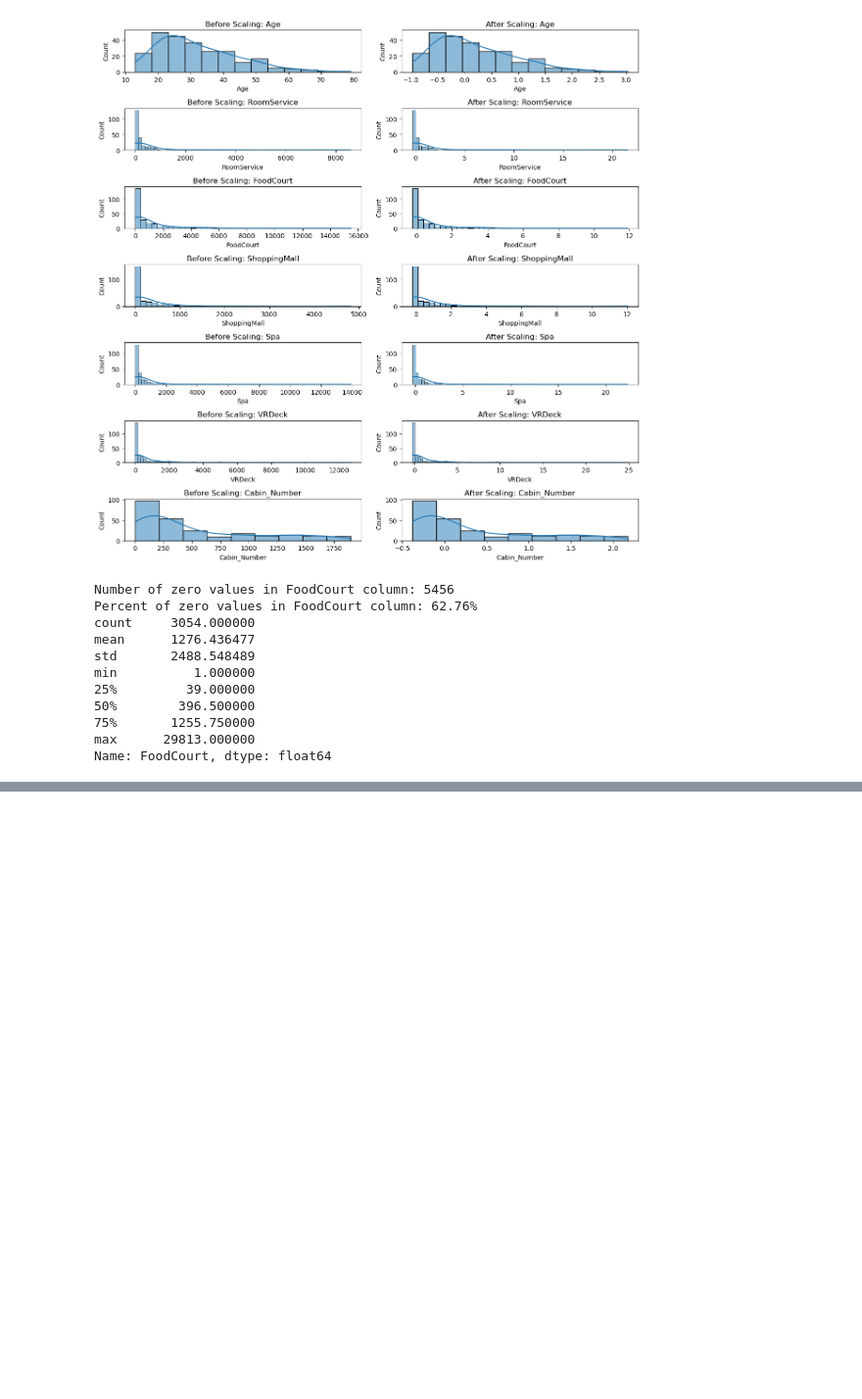
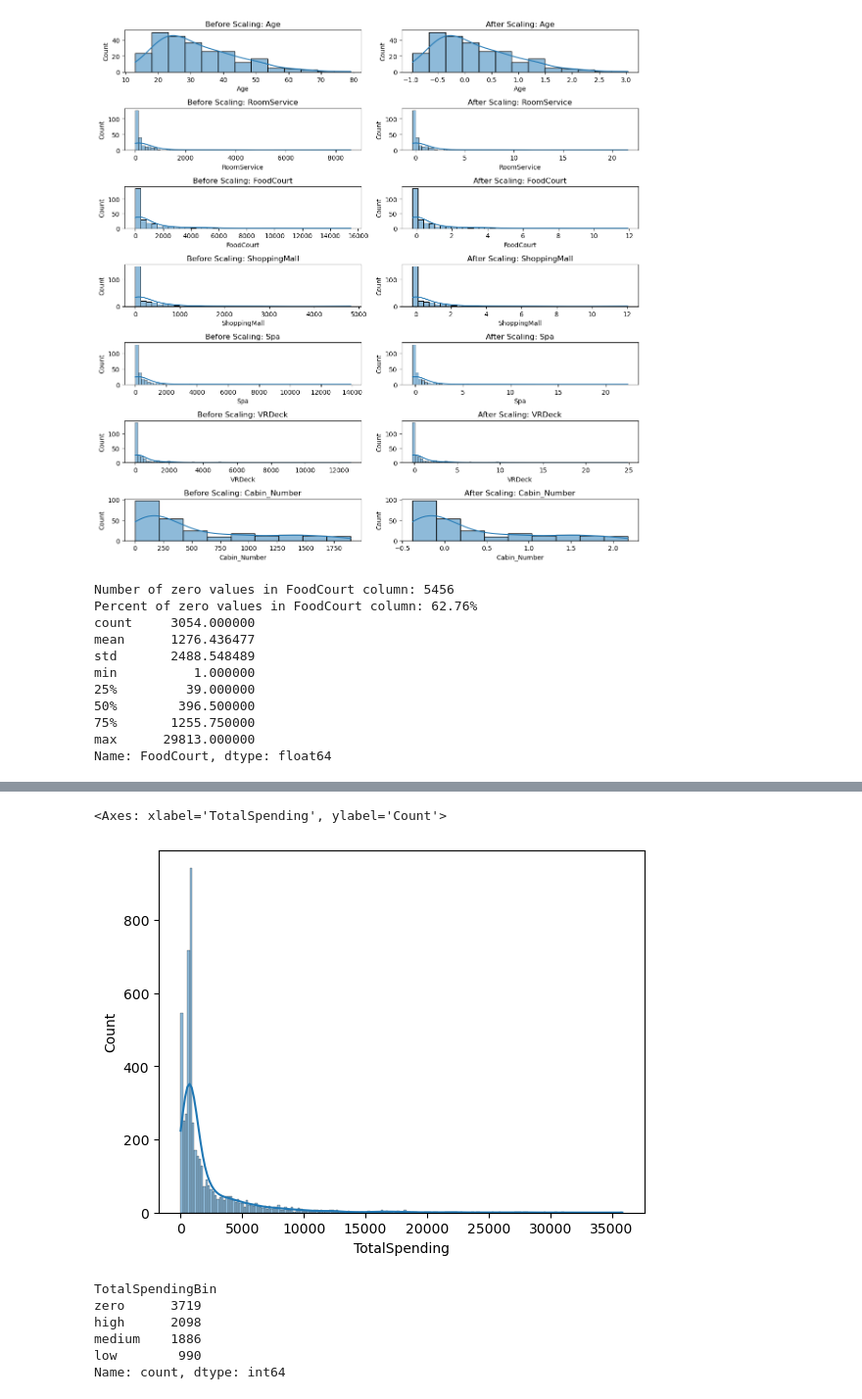
Before and after one commit to jimhitt/Kaggle_SpaceshipTitanic, a Jupyter notebook: explore_RobustScaler.ipynb, the cells around one changed output, grey strips where cells are left out. Shown at 98% size. Cells and saved outputs as stored; diff of their text form; code cells hidden in the pictures; blank space fills up the shorter version.

```diff
--- a/explore_RobustScaler.ipynb
+++ b/explore_RobustScaler.ipynb
@@ -112,0 +123,16 @@ Name: FoodCourt, dtype: float64
+# %%
+onboard_spending = ['FoodCourt', 'ShoppingMall', 'Spa', 'VRDeck']
+
+spending_df = X[onboard_spending].copy(deep=True)
+
+# create a column in spneding_df that is the sum of all columns in spending_df ignoring NaN values
+spending_df['TotalSpending'] = spending_df.sum(axis=1, skipna=True)
+
+print(spending_df['TotalSpending'].describe())
+
+# print the number and percent of passengers that spent 0 dollars in TotalSpending
+print(f"{'-'*45}")
+zero_count = (spending_df['TotalSpending'] == 0).sum()
+zero_percent = round(zero_count / len(spending_df['TotalSpending']) * 100, 2)
+print(f'Number of zero values in TotalSpending column: {zero_count}')
+print(f'Percent of zero values in TotalSpending column: {zero_percent}%')
@@ -112,0 +152,23 @@ Name: FoodCourt, dtype: float64
+# %%
+# plot historgram of TotalSpending including values > 0
+sns.histplot(spending_df['TotalSpending'][spending_df['TotalSpending'] > 0], kde=True)
+# %% [output]
+<Axes: xlabel='TotalSpending', ylabel='Count'>
+[figure, added]
+# %%
+# create categorical column from TotalSpending cut in bins 0, 1, 300, 3000, inf with the first bin [0, 1) labeled 'zero']
+spending_df['TotalSpendingBin'] = pd.cut(spending_df['TotalSpending'],
+                                         bins=[0, 1, 500, 1000, np.inf],
+                                         labels=['zero', 'low', 'medium', 'high'],
+                                         right=False)
+
+
+# print counts of each bin in TotalSpendingBin
+print(spending_df['TotalSpendingBin'].value_counts())
+# %% [output]
+TotalSpendingBin
+zero      3719
+high      2098
+medium    1886
+low        990
+Name: count, dtype: int64
```
Also changed, not shown: parts of 2 cells of this notebook.
